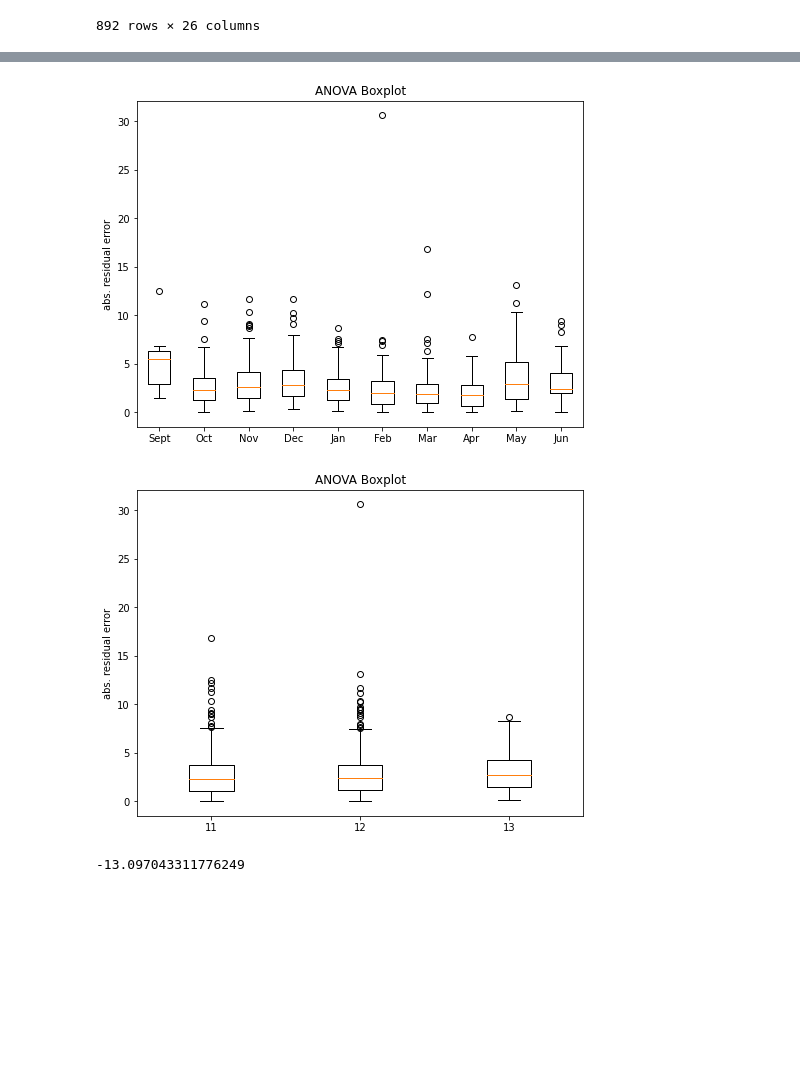
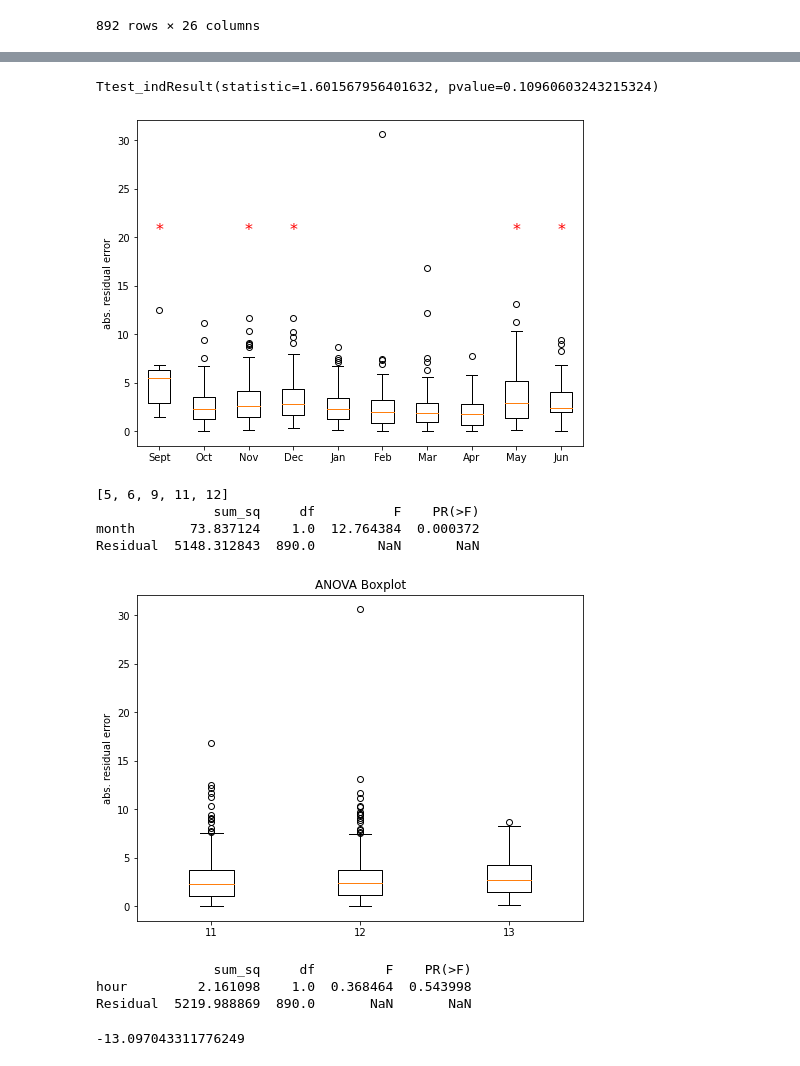
Before and after one commit to CV4EcologySchool/snow-Dayz, a Jupyter notebook: snowpoles/processing_and_analysis/error_analysis.ipynb, the cells around one changed output, grey strips where cells are left out. Cells and saved outputs as stored; diff of their text form; code cells hidden in the pictures; blank space fills up the shorter version.

```diff
--- a/snowpoles/processing_and_analysis/error_analysis.ipynb
+++ b/snowpoles/processing_and_analysis/error_analysis.ipynb
@@ -108,3 +176,7 @@ plt.show()
+# %%
+ttest_ind(storm, none)
+# %% [output]
+Ttest_indResult(statistic=1.601567956401632, pvalue=0.10960603243215324)
 # %%
 ## group by month
 dateinfo = pd.read_csv('/Users/catherinebreen/Documents/Chapter1/WRRsubmission/labeledImgs_datetime_info.csv')
@@ -114,23 +186,43 @@ results["date"] = pd.to_datetime(results["datetimes"])
 # %%
 # Extract month from 'date' column
 results['month'] = results['date'].dt.month
 
 # Define custom order for months
 custom_order = [9, 10, 11, 12, 1, 2, 3, 4, 5, 6]
 custom_labels = ['Sept', 'Oct', 'Nov', 'Dec', 'Jan', 'Feb', 'Mar', 'Apr', 'May', 'Jun']
 
 
 # Group data by 'month' and calculate average error
 grouped = results.groupby('month')['abs_diff']
 
 # Create boxplot with custom order
 plt.figure(figsize=(8, 6))
 plt.boxplot([grouped.get_group(month).values for month in custom_order], labels=custom_labels)
-plt.title('ANOVA Boxplot')
+plt.text(1, 20, '*', ha='center', va='bottom', color='red', fontsize=16)
+plt.text(3, 20, '*', ha='center', va='bottom', color='red', fontsize=16)
+plt.text(4, 20, '*', ha='center', va='bottom', color='red', fontsize=16)
+plt.text(9, 20, '*', ha='center', va='bottom', color='red', fontsize=16)
+plt.text(10, 20, '*', ha='center', va='bottom', color='red', fontsize=16)
 plt.ylabel('abs. residual error')
 plt.show()
+
+# Perform ANOVA
+f_statistic, p_value = f_oneway(*[group.values for _, group in grouped])
+
+# Determine significant groups
+significant_groups = [bin for bin, group in grouped if group.mean() > np.mean(results['abs_diff']) and group.mean() > 0.05]
+print(significant_groups)
+
+# Perform ANOVA
+model = ols('abs_diff ~ month', data=results).fit()
+anova_table = sm.stats.anova_lm(model, typ=2)
+print(anova_table)
 # %% [output]
-[figure, old version]
+[figure, new version]
+[5, 6, 9, 11, 12]
+               sum_sq     df          F    PR(>F)
+month       73.837124    1.0  12.764384  0.000372
+Residual  5148.312843  890.0        NaN       NaN
 # %%
 ## group by hour of day
 results['hour'] = results['date'].dt.hour
@@ -144,8 +236,16 @@ plt.boxplot([group.values for _, group in grouped], labels=grouped.groups.keys()
 plt.title('ANOVA Boxplot')
 plt.ylabel('abs. residual error')
 plt.show()
+
+# Perform ANOVA
+model = ols('abs_diff ~ hour', data=results).fit()
+anova_table = sm.stats.anova_lm(model, typ=2)
+print(anova_table)
 # %% [output]
 [figure]
+               sum_sq     df         F    PR(>F)
+hour         2.161098    1.0  0.368464  0.543998
+Residual  5219.988869  890.0       NaN       NaN
 # %%
 np.min(results['automated_depth'])
 # %% [output]
```
Also changed, not shown: parts of 13 cells of this notebook, 11 other files.
